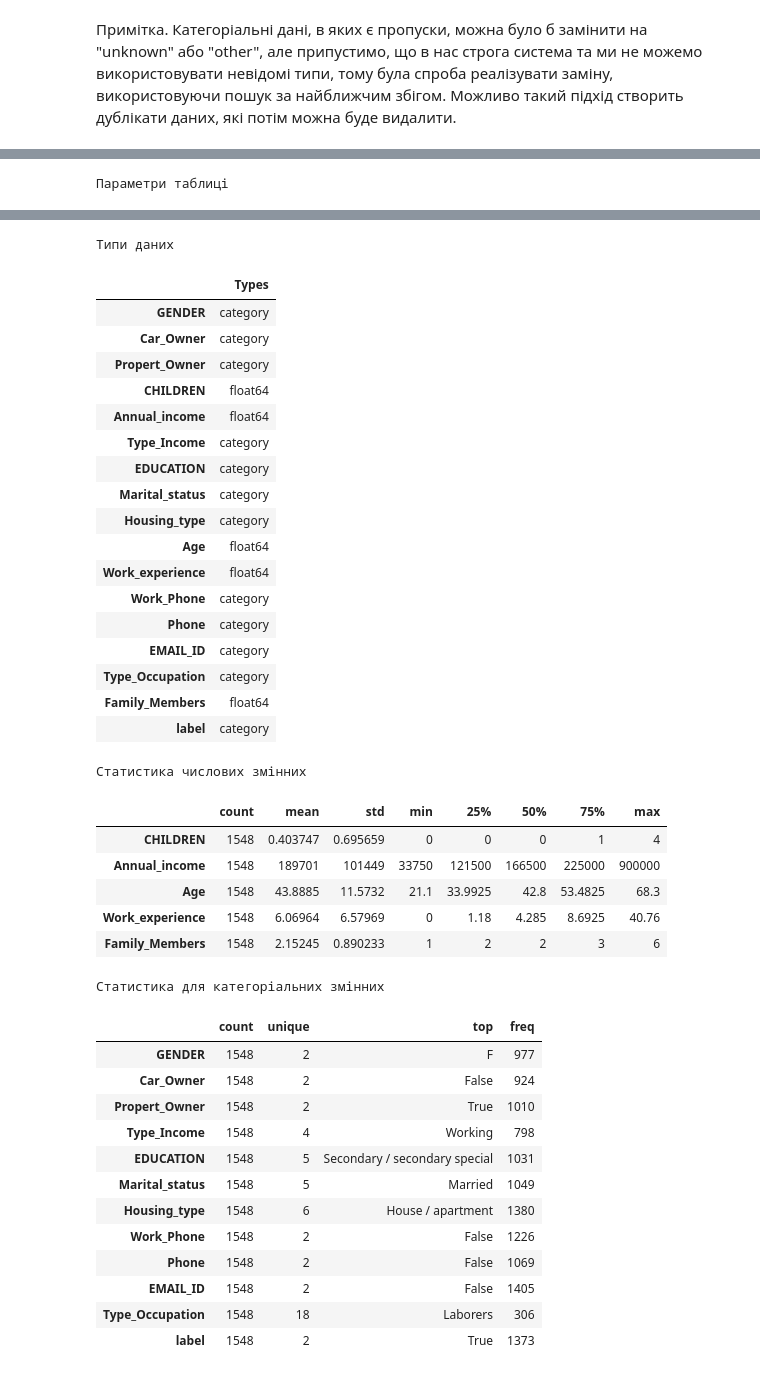
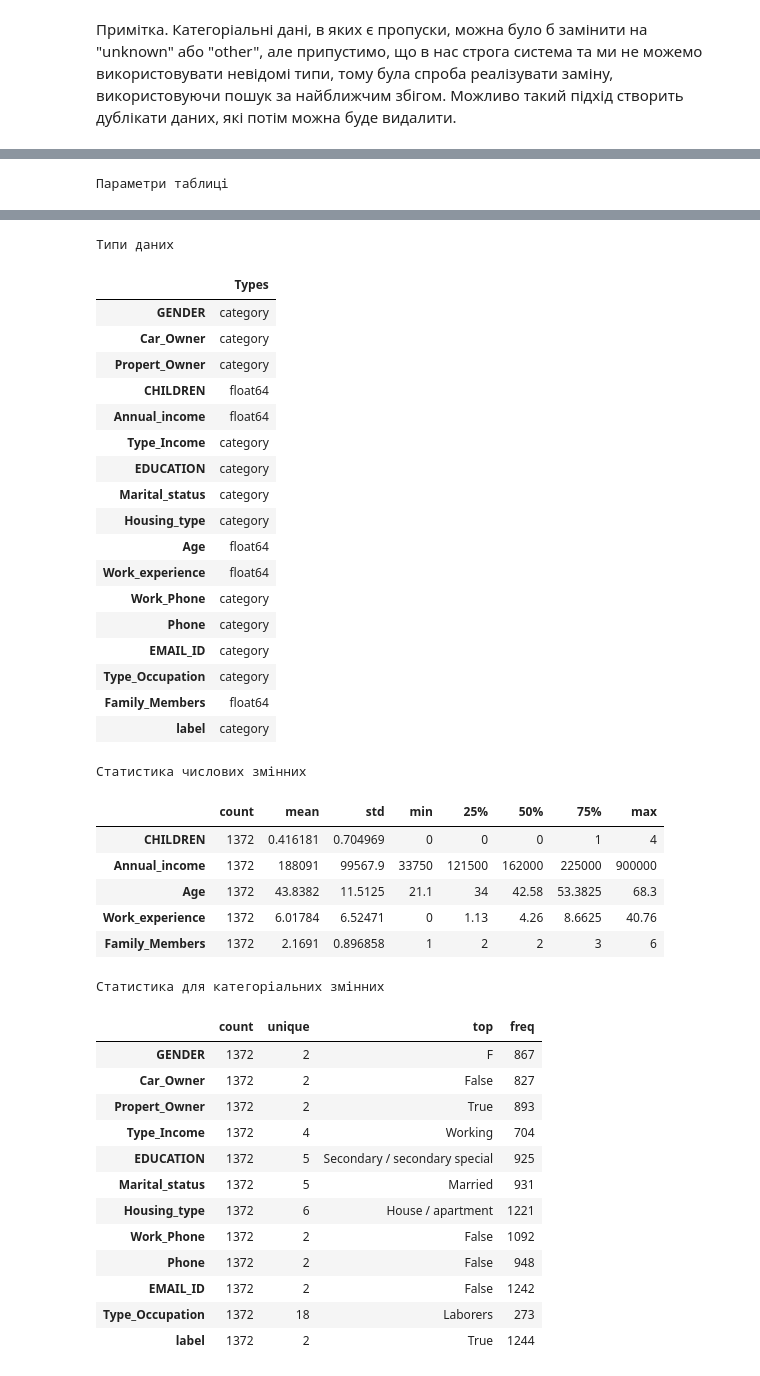
Before and after one commit to BogdanPinchuk/DataScience-PBY_HW20_Course_Project, a Jupyter notebook: Bohdan_Pinchuk_DS_HW20.ipynb, the cells around one changed output, grey strips where cells are left out. Saved outputs shown, nothing was run; the diff lists cells and outputs as text; code cells hidden in the pictures.

Commit message:
[Homework20] - added cleaning duplicates

```diff
--- a/Bohdan_Pinchuk_DS_HW20.ipynb
+++ b/Bohdan_Pinchuk_DS_HW20.ipynb
@@ -1124,3 +1124,27 @@ credit_card_dataset["Annual_income"] = credit_card_dataset["Annual_income"].abs(
 
 # Print results
 # display(credit_card_dataset)
+# %%
+# Remove duplicates
+
+# Input data
+data_set = credit_card_dataset
+
+# Solution
+duplicates = data_set[data_set.duplicated(keep=False)]
+
+n_duplicates = len(duplicates)
+is_duplicates = n_duplicates > 0
+
+rp = rpt.Reporter()
+rp.add_item("Дублікати", 'є' if is_duplicates > 0 else 'немає')
+rp.add_item("Кількість дублікатів", str(n_duplicates))
+
+credit_card_dataset = credit_card_dataset.drop_duplicates(keep="first").reset_index(drop=True)
+
+# Print results
+display(Markdown(f"### Аналіз дублікатів"))
+rp.print_pd_report("Параметри таблиці")
+
+# display(duplicates)
+display(credit_card_dataset)
@@ -1157,7 +1200,7 @@ rp.add_item("Кількість категоріальних ознак", str(co
 rp.add_item("Пропущені значення", 'є' if is_empty_val > 0 else 'немає')
 
 # Print results
-display(Markdown(f"### Аналіз даних після обробки"))
+display(Markdown(f"### Аналіз даних після очищення"))
 rp.print_pd_report("Параметри таблиці")
 
 if is_empty_val > 0:
@@ -1174,44 +1217,44 @@ display(col_cat_type.describe().T.style.set_caption("Статистика для
 | Кількість стовпців | 17 |
 | Кількість числових ознак | 5 |
 | Кількість категоріальних ознак | 12 |
 | Пропущені значення | немає |
 Типи даних
 |  | Types |
 | GENDER | category |
 | Car_Owner | category |
 | Propert_Owner | category |
 | CHILDREN | float64 |
 | Annual_income | float64 |
 | Type_Income | category |
 | EDUCATION | category |
 | Marital_status | category |
 | Housing_type | category |
 | Age | float64 |
 | Work_experience | float64 |
 | Work_Phone | category |
 | Phone | category |
 | EMAIL_ID | category |
 | Type_Occupation | category |
 | Family_Members | float64 |
 | label | category |
 Статистика числових змінних
 |  | count | mean | std | min | 25% | 50% | 75% | max |
-| CHILDREN | 1548 | 0.403747 | 0.695659 | 0 | 0 | 0 | 1 | 4 |
-| Annual_income | 1548 | 189701 | 101449 | 33750 | 121500 | 166500 | 225000 | 900000 |
-| Age | 1548 | 43.8885 | 11.5732 | 21.1 | 33.9925 | 42.8 | 53.4825 | 68.3 |
-| Work_experience | 1548 | 6.06964 | 6.57969 | 0 | 1.18 | 4.285 | 8.6925 | 40.76 |
-| Family_Members | 1548 | 2.15245 | 0.890233 | 1 | 2 | 2 | 3 | 6 |
+| CHILDREN | 1372 | 0.416181 | 0.704969 | 0 | 0 | 0 | 1 | 4 |
+| Annual_income | 1372 | 188091 | 99567.9 | 33750 | 121500 | 162000 | 225000 | 900000 |
+| Age | 1372 | 43.8382 | 11.5125 | 21.1 | 34 | 42.58 | 53.3825 | 68.3 |
+| Work_experience | 1372 | 6.01784 | 6.52471 | 0 | 1.13 | 4.26 | 8.6625 | 40.76 |
+| Family_Members | 1372 | 2.1691 | 0.896858 | 1 | 2 | 2 | 3 | 6 |
 Статистика для категоріальних змінних
 |  | count | unique | top | freq |
-| GENDER | 1548 | 2 | F | 977 |
-| Car_Owner | 1548 | 2 | False | 924 |
-| Propert_Owner | 1548 | 2 | True | 1010 |
-| Type_Income | 1548 | 4 | Working | 798 |
-| EDUCATION | 1548 | 5 | Secondary / secondary special | 1031 |
-| Marital_status | 1548 | 5 | Married | 1049 |
-| Housing_type | 1548 | 6 | House / apartment | 1380 |
-| Work_Phone | 1548 | 2 | False | 1226 |
-| Phone | 1548 | 2 | False | 1069 |
-| EMAIL_ID | 1548 | 2 | False | 1405 |
-| Type_Occupation | 1548 | 18 | Laborers | 306 |
-| label | 1548 | 2 | True | 1373 |
+| GENDER | 1372 | 2 | F | 867 |
+| Car_Owner | 1372 | 2 | False | 827 |
+| Propert_Owner | 1372 | 2 | True | 893 |
+| Type_Income | 1372 | 4 | Working | 704 |
+| EDUCATION | 1372 | 5 | Secondary / secondary special | 925 |
+| Marital_status | 1372 | 5 | Married | 931 |
+| Housing_type | 1372 | 6 | House / apartment | 1221 |
+| Work_Phone | 1372 | 2 | False | 1092 |
+| Phone | 1372 | 2 | False | 948 |
+| EMAIL_ID | 1372 | 2 | False | 1242 |
+| Type_Occupation | 1372 | 18 | Laborers | 273 |
+| label | 1372 | 2 | True | 1244 |
```
Also changed, not shown: parts of 2 cells of this notebook.
